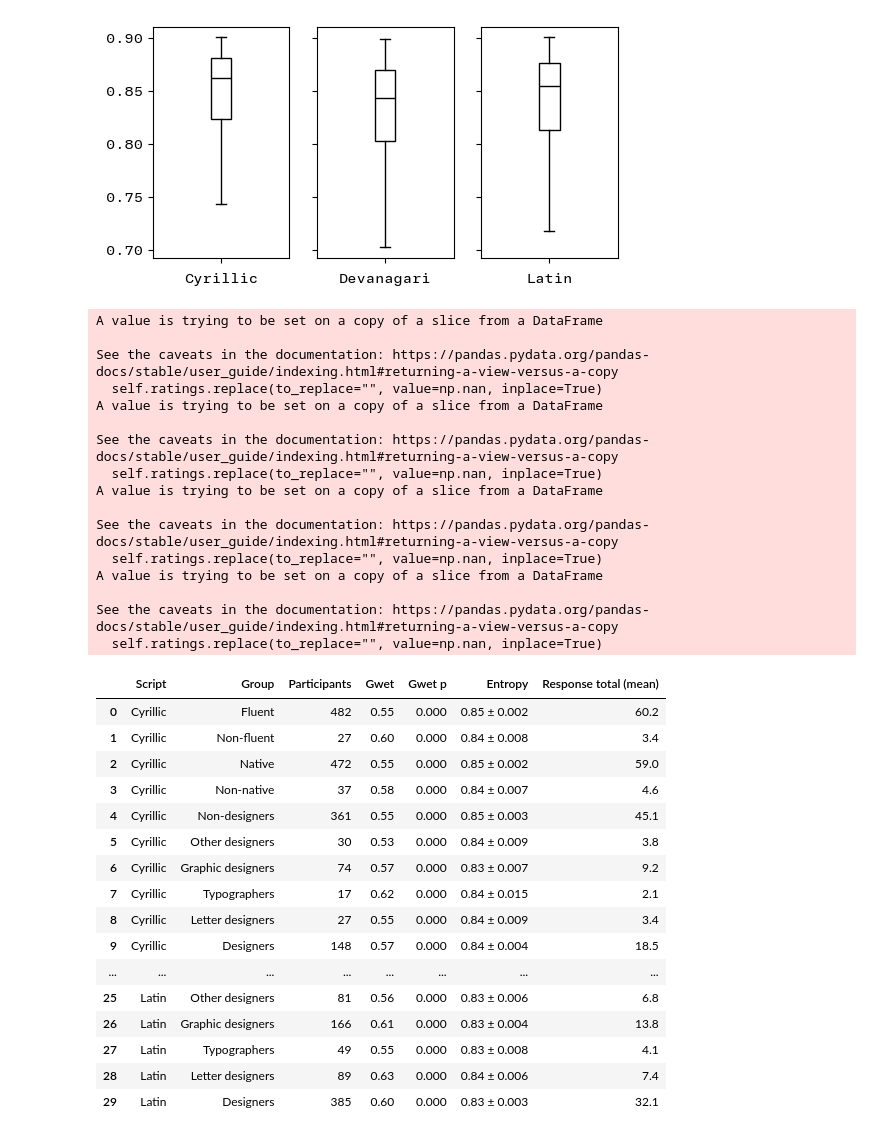
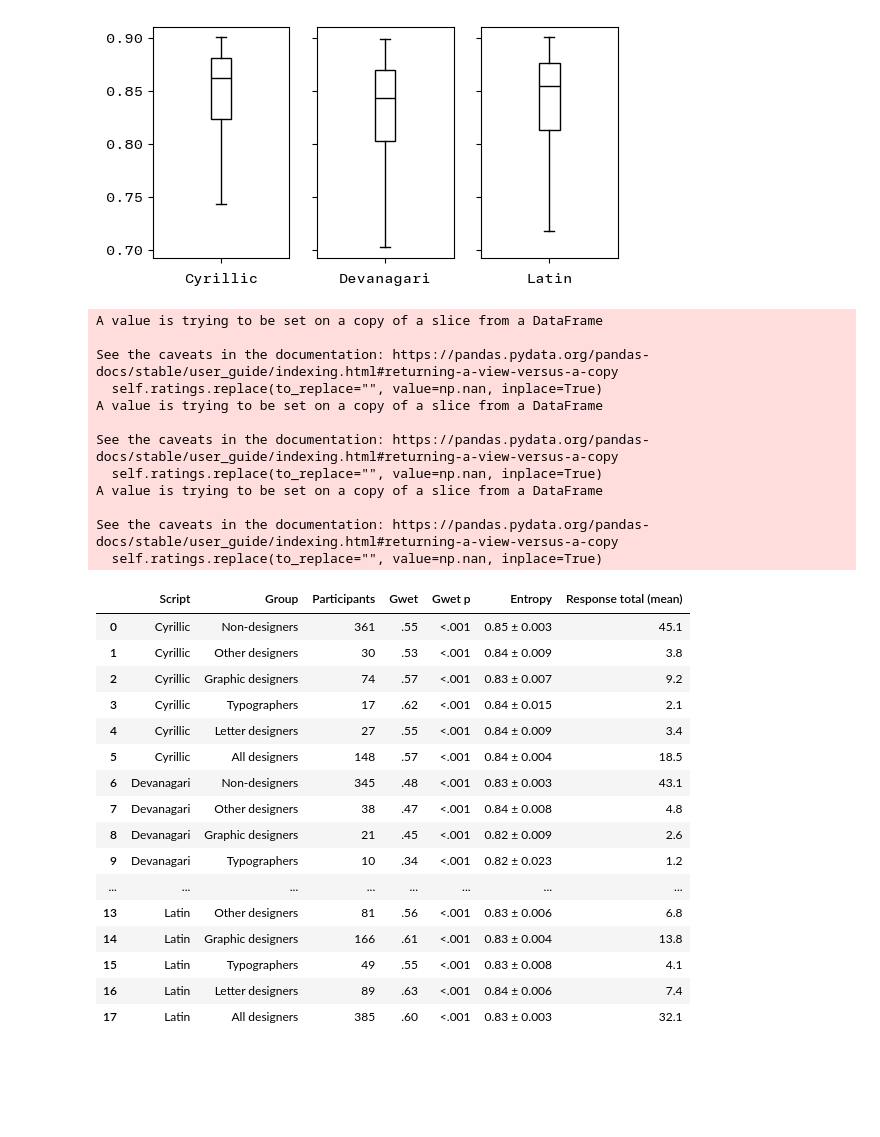
Before and after one commit to MrBrezina/context-sensitive-visual-similarity, a Jupyter notebook: data/participants-agreement_effects-of-expertise-fluency-nativity.ipynb, the cells around one changed output. Saved outputs shown, nothing was run; the diff lists cells and outputs as text; code cells hidden in the pictures; blank space fills up the shorter version.

```diff
--- a/data/participants-agreement_effects-of-expertise-fluency-nativity.ipynb
+++ b/data/participants-agreement_effects-of-expertise-fluency-nativity.ipynb
@@ -179,9 +179,9 @@ fig.savefig("graphics/entropy_box-plots.pdf", bbox_inches="tight")
 | 2 | Latin | 0.59 | 0.000 | 0.84 ± 0.002 | 0 (0.000) |
 [figure]
 # %%
-# Describe individual groups
+# Design expertise: describe individual groups
 
-MIN_RESPONSE_TOTAL = 10  # minimal total response counts per group is 8
+MIN_RESPONSE_TOTAL = 5  # minimal total response counts per group is 5
 MIN_TRIALS = 10  # minimal number of shared trials is 10, has to be bigger than 2 for the sake of correlation tests
 COLS = [  # to get a nice order in the result reports
   "Script",
@@ -205,6 +205,23 @@ COLS = [  # to get a nice order in the result reports
   "Test1",
   "Test2",
 ]
+
+def format_small(p, p_val=False):
+  """
+  Format p-value
+  """
+  if p_val:
+    if p < 0.001:
+      return "<.001"
+    elif p > 0.999:
+      return "1.000"
+    else:
+      return f"{p:.3f}"[1:]
+  else:
+    if p > 0.999:
+      return "1.00"
+    else:
+      return f"{p:.2f}"[1:]
 
 def subset_data(data, groupby, values, script, wide=False):
   """
@@ -233,18 +250,12 @@ results = []
 for script in SCRIPTS:
   # get data for different groups
   for groupby, value in [
-    ("fluent in script", True),
-    ("fluent in script", False),
-    ("native in script", True),
-    ("native in script", False),
     ("design skills", "Non-designer"),
     ("design skills", "Other designer"),
     ("design skills", "Graphic designer"),
     ("design skills", "Typographer"),
     ("design skills", "Letter designer"),
     ("design skills", DESIGNERS),
-    # ("design skills", NON_DESIGNERS),
-    # ("design skills", LETTER_DESIGNERS),
   ]:
     row_results = {}
     # subset the wide dataset
@@ -269,8 +280,8 @@ for script in SCRIPTS:
       entropy = pd.DataFrame(*subset_data(edata, groupby, [value], script))["entropy"]
       row_results = {
         "Response total (mean)": f"{total_mean:.1f}",
-        "Gwet":  f"{gwet:.2f}",
-        "Gwet p":  f"{gwet_p:.3f}",
+        "Gwet":  format_small(gwet),
+        "Gwet p":  format_small(gwet_p, p_val=True),
         "Entropy": f"{entropy.mean():.2f} ± {entropy.sem():.3f}",
       }
     # format results
@@ -280,54 +291,50 @@ for script in SCRIPTS:
       group_nice = "Native" if value else "Non-native"
     elif groupby.startswith("design"):
       if value == DESIGNERS:
-        group_nice = "Designers"
+        group_nice = "All designers"
       # elif value == NON_DESIGNERS:
       #   group_nice = "Non-designers"
       # elif value == LETTER_DESIGNERS:
       #   group_nice = "Letter designers"
       else:
         group_nice = f"{value}s"  # plural of exact value
 
     row_results["Script"] = script.title()
     row_results["Group"] = group_nice
     row_results["Participants"] = f"{len(adata)}"
 
     results.append(pd.Series(row_results, index=COLS))
 results = pd.concat(results, axis=1).dropna(how="all").fillna("—")
 display(results.T)
-results.T.to_csv("csv/agreement_groups.csv")
+results.T.to_csv("csv/agreement_design-expertise_groups.csv")
 # %% [output]
 A value is trying to be set on a copy of a slice from a DataFrame
 
 See the caveats in the documentation: https://pandas.pydata.org/pandas-docs/stable/user_guide/indexing.html#returning-a-view-versus-a-copy
   self.ratings.replace(to_replace="", value=np.nan, inplace=True)
 A value is trying to be set on a copy of a slice from a DataFrame
 
 See the caveats in the documentation: https://pandas.pydata.org/pandas-docs/stable/user_guide/indexing.html#returning-a-view-versus-a-copy
   self.ratings.replace(to_replace="", value=np.nan, inplace=True)
 A value is trying to be set on a copy of a slice from a DataFrame
 
 See the caveats in the documentation: https://pandas.pydata.org/pandas-docs/stable/user_guide/indexing.html#returning-a-view-versus-a-copy
   self.ratings.replace(to_replace="", value=np.nan, inplace=True)
-A value is trying to be set on a copy of a slice from a DataFrame
-
-See the caveats in the documentation: https://pandas.pydata.org/pandas-docs/stable/user_guide/indexing.html#returning-a-view-versus-a-copy
-  self.ratings.replace(to_replace="", value=np.nan, inplace=True)
 |  | Script | Group | Participants | Gwet | Gwet p | Entropy | Response total (mean) |
-| 0 | Cyrillic | Fluent | 482 | 0.55 | 0.000 | 0.85 ± 0.002 | 60.2 |
-| 1 | Cyrillic | Non-fluent | 27 | 0.60 | 0.000 | 0.84 ± 0.008 | 3.4 |
-| 2 | Cyrillic | Native | 472 | 0.55 | 0.000 | 0.85 ± 0.002 | 59.0 |
-| 3 | Cyrillic | Non-native | 37 | 0.58 | 0.000 | 0.84 ± 0.007 | 4.6 |
-| 4 | Cyrillic | Non-designers | 361 | 0.55 | 0.000 | 0.85 ± 0.003 | 45.1 |
-| 5 | Cyrillic | Other designers | 30 | 0.53 | 0.000 | 0.84 ± 0.009 | 3.8 |
-| 6 | Cyrillic | Graphic designers | 74 | 0.57 | 0.000 | 0.83 ± 0.007 | 9.2 |
-| 7 | Cyrillic | Typographers | 17 | 0.62 | 0.000 | 0.84 ± 0.015 | 2.1 |
-| 8 | Cyrillic | Letter designers | 27 | 0.55 | 0.000 | 0.84 ± 0.009 | 3.4 |
-| 9 | Cyrillic | Designers | 148 | 0.57 | 0.000 | 0.84 ± 0.004 | 18.5 |
+| 0 | Cyrillic | Non-designers | 361 | .55 | <.001 | 0.85 ± 0.003 | 45.1 |
+| 1 | Cyrillic | Other designers | 30 | .53 | <.001 | 0.84 ± 0.009 | 3.8 |
+| 2 | Cyrillic | Graphic designers | 74 | .57 | <.001 | 0.83 ± 0.007 | 9.2 |
+| 3 | Cyrillic | Typographers | 17 | .62 | <.001 | 0.84 ± 0.015 | 2.1 |
+| 4 | Cyrillic | Letter designers | 27 | .55 | <.001 | 0.84 ± 0.009 | 3.4 |
+| 5 | Cyrillic | All designers | 148 | .57 | <.001 | 0.84 ± 0.004 | 18.5 |
+| 6 | Devanagari | Non-designers | 345 | .48 | <.001 | 0.83 ± 0.003 | 43.1 |
+| 7 | Devanagari | Other designers | 38 | .47 | <.001 | 0.84 ± 0.008 | 4.8 |
+| 8 | Devanagari | Graphic designers | 21 | .45 | <.001 | 0.82 ± 0.009 | 2.6 |
+| 9 | Devanagari | Typographers | 10 | .34 | <.001 | 0.82 ± 0.023 | 1.2 |
 | ... | ... | ... | ... | ... | ... | ... | ... |
-| 25 | Latin | Other designers | 81 | 0.56 | 0.000 | 0.83 ± 0.006 | 6.8 |
-| 26 | Latin | Graphic designers | 166 | 0.61 | 0.000 | 0.83 ± 0.004 | 13.8 |
-| 27 | Latin | Typographers | 49 | 0.55 | 0.000 | 0.83 ± 0.008 | 4.1 |
-| 28 | Latin | Letter designers | 89 | 0.63 | 0.000 | 0.84 ± 0.006 | 7.4 |
-| 29 | Latin | Designers | 385 | 0.60 | 0.000 | 0.83 ± 0.003 | 32.1 |
+| 13 | Latin | Other designers | 81 | .56 | <.001 | 0.83 ± 0.006 | 6.8 |
+| 14 | Latin | Graphic designers | 166 | .61 | <.001 | 0.83 ± 0.004 | 13.8 |
+| 15 | Latin | Typographers | 49 | .55 | <.001 | 0.83 ± 0.008 | 4.1 |
+| 16 | Latin | Letter designers | 89 | .63 | <.001 | 0.84 ± 0.006 | 7.4 |
+| 17 | Latin | All designers | 385 | .60 | <.001 | 0.83 ± 0.003 | 32.1 |
 # %%
```
Also changed, not shown: parts of 4 cells of this notebook, 8 other files.
